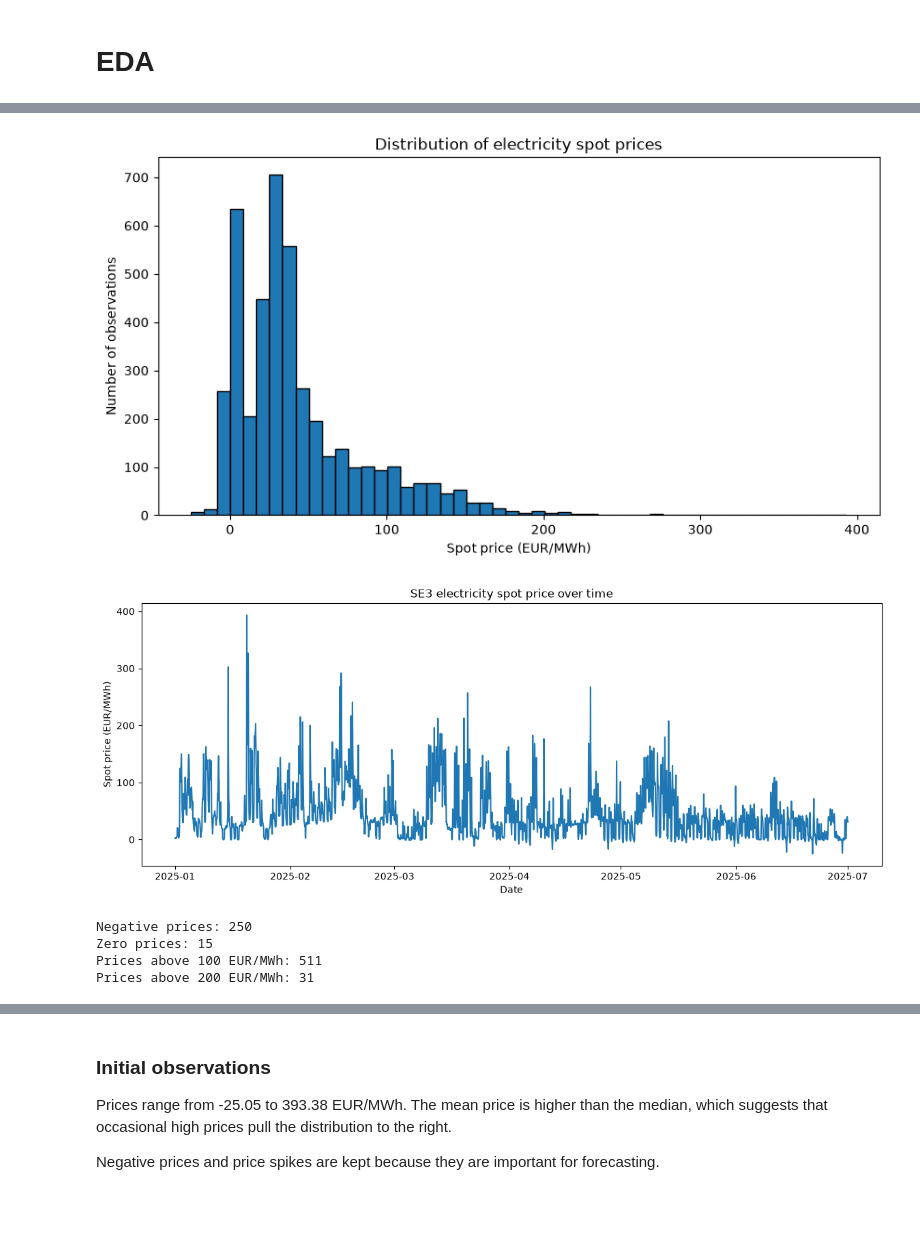
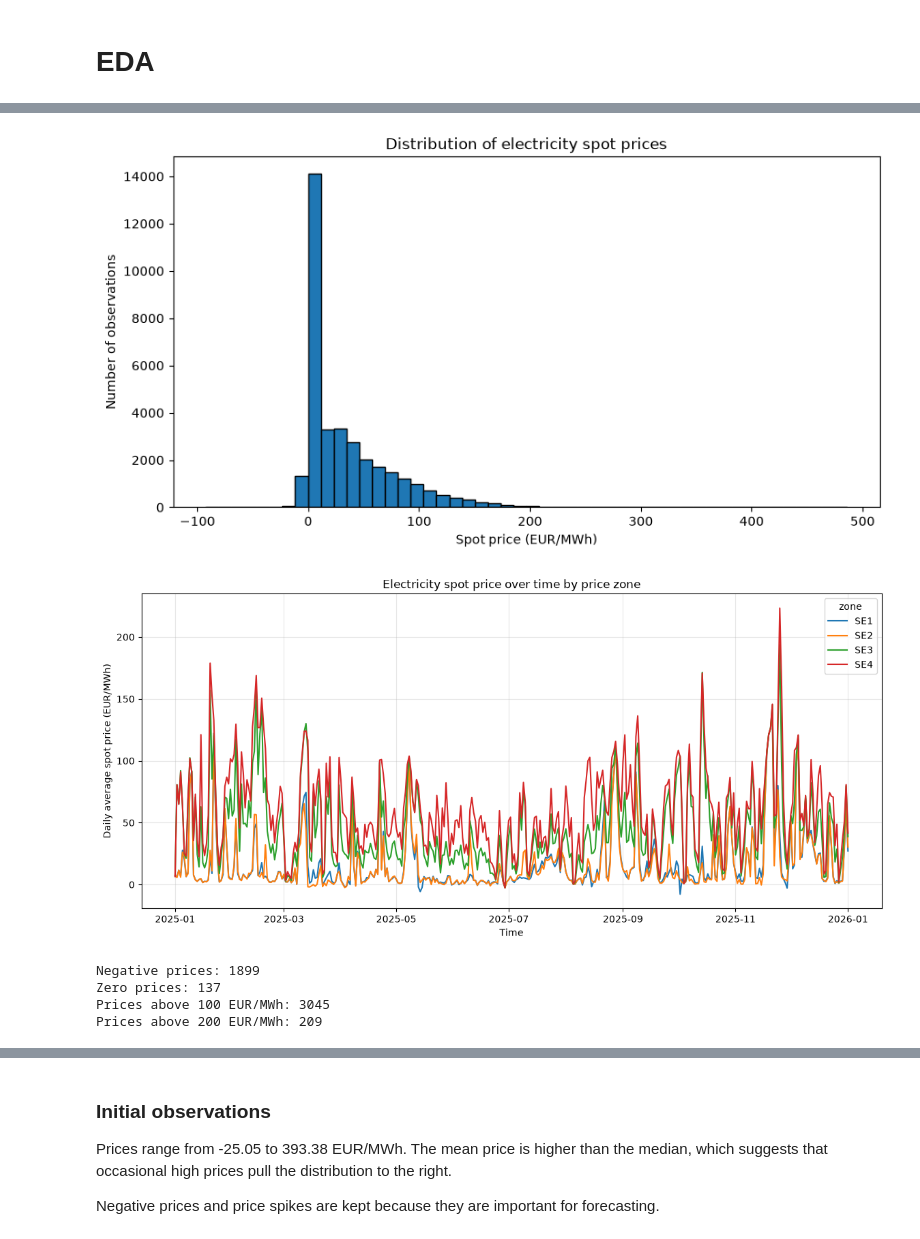
Before and after one commit to Grevendev/Predictor, a Jupyter notebook: models/eda.ipynb, the cells around one changed output, grey strips where cells are left out. Cells and saved outputs as stored; diff of their text form; code cells hidden in the pictures; blank space fills up the shorter version.

Commit message:
Updated to fit the full dataset with complete eda

```diff
--- a/models/eda.ipynb
+++ b/models/eda.ipynb
@@ -19,6 +22,6 @@ import matplotlib.pyplot as plt
 # %%
 # Load the raw dataset.
-df = pd.read_csv("../dataset/se3_weather_and_prices.csv")
+df = pd.read_csv("../dataset/all_zones_complete_2025.csv")
 
 df.head()
 # %% [output]
@@ -54,0 +39,6 @@ df.shape
+# %%
+# Apply the project's preprocessing steps and check for missing values.
+df_prepared = preprocessing.prepare_data(df)
+
+print(df_prepared.shape)
+print(df_prepared["zone"].value_counts())
@@ -133,7 +211,7 @@ Name: spot_price_eur_mwh, dtype: float64
 plt.figure(figsize=(10, 5))
 
 plt.hist(
-    df["spot_price_eur_mwh"],
+    df_prepared["spot_price_eur_mwh"],
     bins=50,
     edgecolor="black"
 )
@@ -144,44 +222,41 @@ plt.title("Distribution of electricity spot prices")
 
 plt.show()
 # %% [output]
-[figure, old version]
+[figure, new version]
 # %%
-plt.figure(figsize=(14, 5))
-
-plt.plot(
-    df["timestamp_local"],
-    df["spot_price_eur_mwh"]
+# Calculate daily average electricity price for each price zone.
+daily_prices = (
+    df_prepared
+    .set_index("timestamp_local")
+    .groupby("zone")["spot_price_eur_mwh"]
+    .resample("D")
+    .mean()
+    .reset_index()
 )
 
-plt.xlabel("Date")
-plt.ylabel("Spot price (EUR/MWh)")
-plt.title("SE3 electricity spot price over time")
+plt.figure(figsize=(14, 6))
 
+sns.lineplot(
+    data=daily_prices,
+    x="timestamp_local",
+    y="spot_price_eur_mwh",
+    hue="zone"
+)
+
+plt.xlabel("Time")
+plt.ylabel("Daily average spot price (EUR/MWh)")
+plt.title("Electricity spot price over time by price zone")
+plt.grid(alpha=0.3)
 plt.show()
 # %% [output]
-[figure, old version]
+[figure, new version]
 # %%
-print(
-    "Negative prices:",
-    (df["spot_price_eur_mwh"] < 0).sum()
-)
-
-print(
-    "Zero prices:",
-    (df["spot_price_eur_mwh"] == 0).sum()
-)
-
-print(
-    "Prices above 100 EUR/MWh:",
-    (df["spot_price_eur_mwh"] > 100).sum()
-)
-
-print(
-    "Prices above 200 EUR/MWh:",
-    (df["spot_price_eur_mwh"] > 200).sum()
-)
+print("Negative prices:", (df_prepared["spot_price_eur_mwh"] < 0).sum())
+print("Zero prices:", (df_prepared["spot_price_eur_mwh"] == 0).sum())
+print("Prices above 100 EUR/MWh:", (df_prepared["spot_price_eur_mwh"] > 100).sum())
+print("Prices above 200 EUR/MWh:", (df_prepared["spot_price_eur_mwh"] > 200).sum())
 # %% [output]
-Negative prices: 250
-Zero prices: 15
-Prices above 100 EUR/MWh: 511
-Prices above 200 EUR/MWh: 31
+Negative prices: 1899
+Zero prices: 137
+Prices above 100 EUR/MWh: 3045
+Prices above 200 EUR/MWh: 209
```
Also changed, not shown: parts of 32 cells of this notebook, 1 other file.
